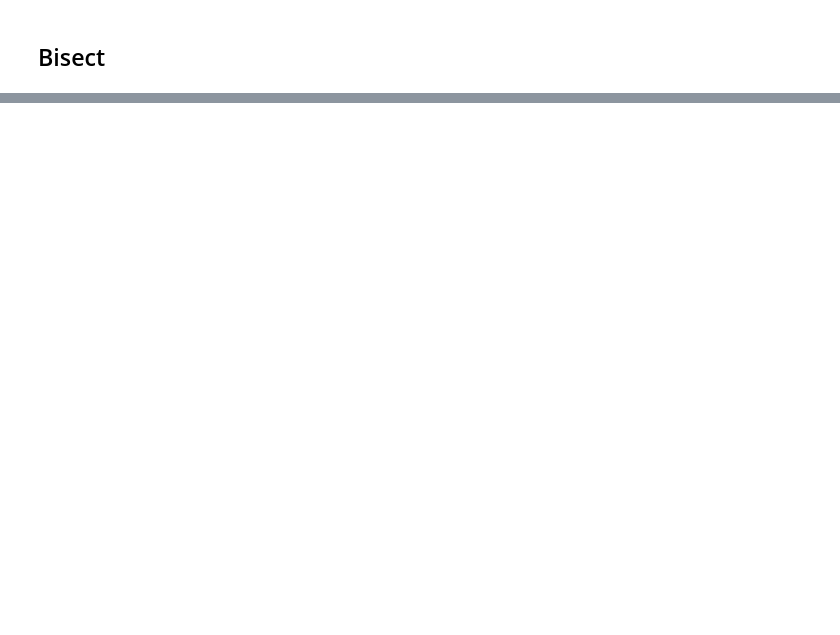
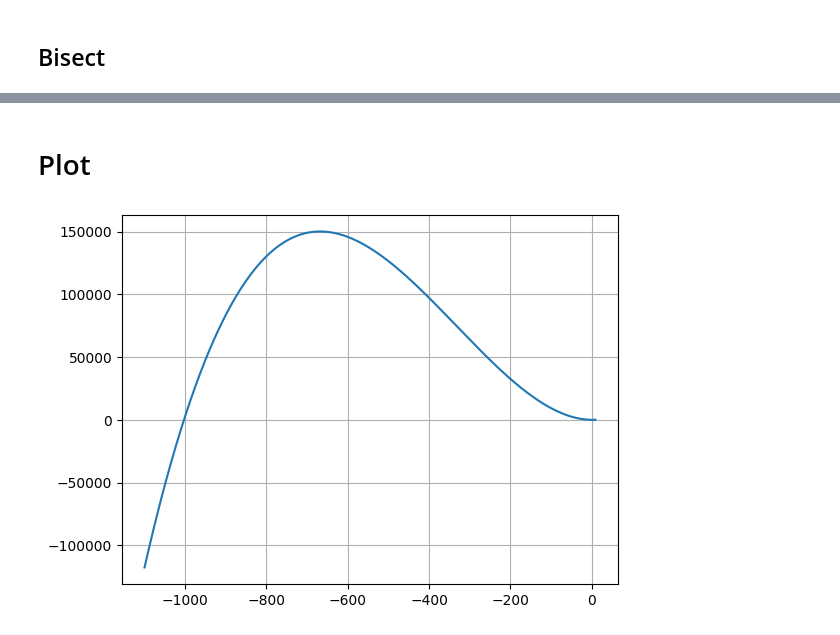
Before and after one commit to xDiaym/diffeq, a Jupyter notebook: sem02/02_roots.ipynb, the cells around one changed output, grey strips where cells are left out. Drawn from its saved outputs; the diff is of its cells as text; code cells hidden in the pictures; blank space fills up the shorter version.

```diff
--- a/sem02/02_roots.ipynb
+++ b/sem02/02_roots.ipynb
@@ -3,10 +3,12 @@ from IPython.display import display, Math, Markdown
 import numpy as np
 import matplotlib.pyplot as plt
 # %%
+EPS = 1e-3
+
 def f(x: float) -> float:
-    return 1e-6*x**5 + x - 1
+    return EPS*x**3 + x**2 - 3*x + 2
 
 def df(x: float) -> float:
-    return 5e-6*x**4 + 1
+    return 3*EPS*x**2 + 2*x - 3
 # %%
 MAX_ITER = 10_000
@@ -68,0 +85,8 @@ def dfdy(x: float, y: float) -> float:
+# %% [markdown]
+# Plot
+# %%
+X = np.arange(-1100, 10, 1)
+plt.plot(X, f(X))
+plt.grid()
+# %% [output]
+[figure, added]
```
Also changed, not shown: parts of 7 cells of this notebook.
